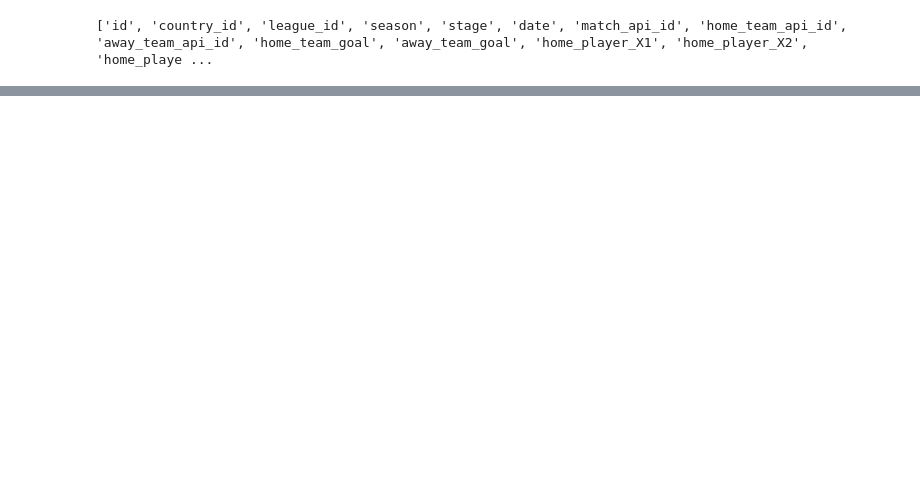
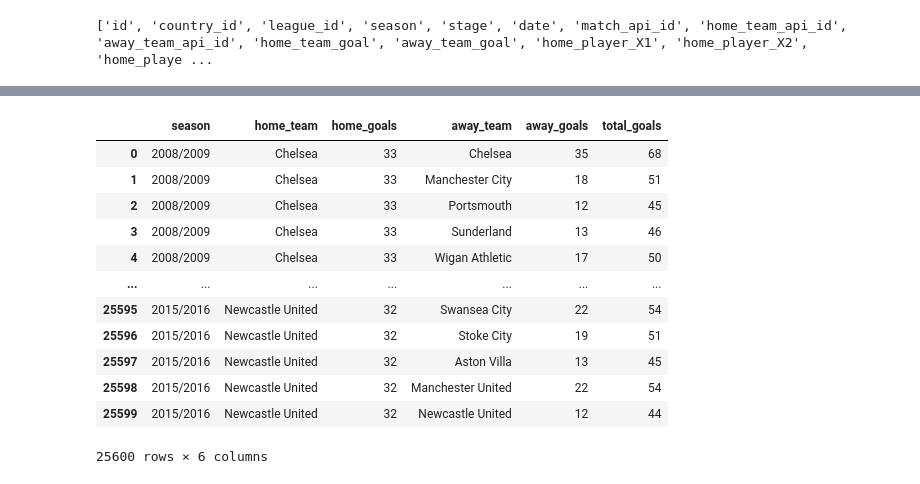
Before and after one commit to sage-gendron/Data-Projects, a Jupyter notebook: european-soccer-data-data-analysis.ipynb, the cells around one changed output, grey strips where cells are left out. Saved outputs shown, nothing was run; the diff lists cells and outputs as text; code cells hidden in the pictures; blank space fills up the shorter version.

```diff
--- a/european-soccer-data-data-analysis.ipynb
+++ b/european-soccer-data-data-analysis.ipynb
@@ -292,0 +354,55 @@ english_seasons
+# %%
+
+english_teams_by_season_query = """
+WITH home_goals_by_season AS (
+SELECT
+  season,
+  home_team_api_id,
+  SUM(home_team_goal) AS home_goals
+FROM
+  Match m
+WHERE
+  country_id = 1729
+GROUP BY
+  season, home_team_api_id
+), away_goals_by_season AS (
+SELECT
+  season,
+  away_team_api_id,
+  SUM(away_team_goal) AS away_goals
+FROM
+  Match m
+WHERE
+  country_id = 1729
+GROUP BY
+  season, away_team_api_id
+)
+SELECT
+  h.season,
+  ht.team_long_name AS home_team,
+  h.home_goals,
+  at.team_long_name AS away_team,
+  a.away_goals,
+  h.home_goals + a.away_goals AS total_goals
+FROM
+  home_goals_by_season h, away_goals_by_season a
+INNER JOIN Team ht ON h.home_team_api_id = ht.team_api_id
+INNER JOIN Team at ON a.away_team_api_id = at.team_api_id
+"""
+
+etbs = pd.read_sql(english_teams_by_season_query, conn)
+etbs
+# %% [output]
+|  | season | home_team | home_goals | away_team | away_goals | total_goals |
+| 0 | 2008/2009 | Chelsea | 33 | Chelsea | 35 | 68 |
+| 1 | 2008/2009 | Chelsea | 33 | Manchester City | 18 | 51 |
+| 2 | 2008/2009 | Chelsea | 33 | Portsmouth | 12 | 45 |
+| 3 | 2008/2009 | Chelsea | 33 | Sunderland | 13 | 46 |
+| 4 | 2008/2009 | Chelsea | 33 | Wigan Athletic | 17 | 50 |
+| ... | ... | ... | ... | ... | ... | ... |
+| 25595 | 2015/2016 | Newcastle United | 32 | Swansea City | 22 | 54 |
+| 25596 | 2015/2016 | Newcastle United | 32 | Stoke City | 19 | 51 |
+| 25597 | 2015/2016 | Newcastle United | 32 | Aston Villa | 13 | 45 |
+| 25598 | 2015/2016 | Newcastle United | 32 | Manchester United | 22 | 54 |
+| 25599 | 2015/2016 | Newcastle United | 32 | Newcastle United | 12 | 44 |
+25600 rows × 6 columns
```
Also changed, not shown: parts of 6 cells of this notebook.
